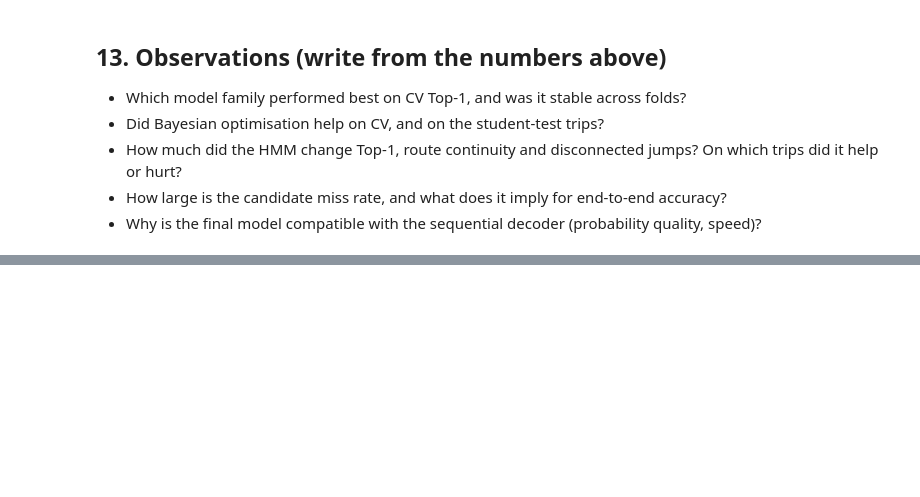
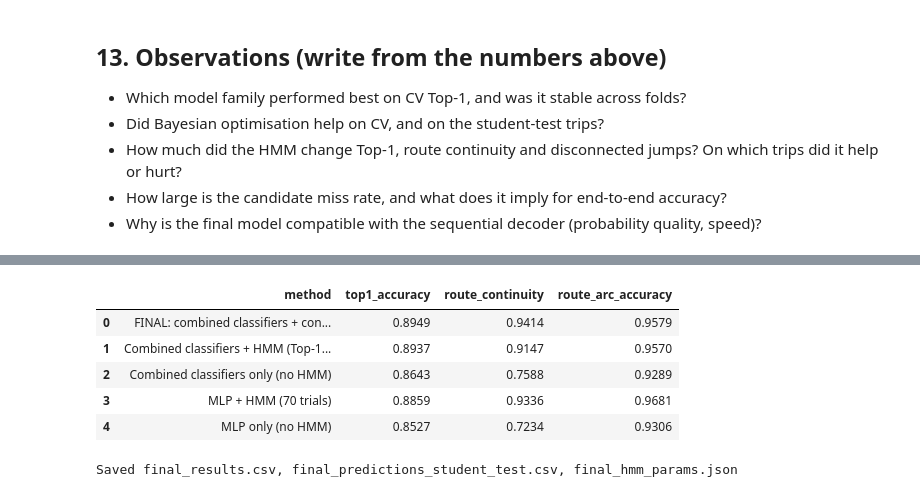
Before and after one commit to HimanshAhuja/PathSnap_A_G11, a Jupyter notebook: notebooks/PathSnap_full_pipeline.ipynb, the cells around one changed output, grey strips where cells are left out. Saved outputs shown, nothing was run; the diff lists cells and outputs as text; code cells hidden in the pictures; blank space fills up the shorter version.

```diff
--- a/notebooks/PathSnap_full_pipeline.ipynb
+++ b/notebooks/PathSnap_full_pipeline.ipynb
@@ -1017,0 +1510,13 @@ if IN_COLAB:
+# %%
+# Continuity-aware decoder choice, decided on TRAINING trips only:
+# among the HMM settings within 0.3 points of the best training Top-1, pick the one with the highest training route continuity.
+cands = sorted([t for t in st_c.trials if t.value is not None], key=lambda t: -t.value)[:12]
+best_v = cands[0].value; rows = []
+for t in cands:
+    if t.value >= best_v - 0.003:
+        ch = decode(ts_all, t.params); rows.append((route_continuity(ch, "train"), t.value, t.params))
+rows.sort(key=lambda r: (-r[0], -r[1])); cont_tr, top1_tr, hp_cont = rows[0]
+print(f"Chosen on training trips: continuity {cont_tr:.4f}, Top-1 {top1_tr:.4f} (best training Top-1 {best_v:.4f})")
+cont_hmm = decode(prepare_trips(test, p_c, "test"), hp_cont)
+print(f"Student-test -> Top-1 {cont_hmm[TARGET].mean():.4f} | route continuity {route_continuity(cont_hmm, 'test'):.4f} | "
+      f"on-route {np.mean([a in route_sets[t] for t, a in zip(cont_hmm.trip_id, cont_hmm.candidate_arc_id)]):.4f}")
@@ -1017,0 +1569,16 @@ if IN_COLAB:
+# %%
+# HMM on top of MLP: (a) best-Top-1 settings, (b) 40 extra tuning trials, all tuned on TRAINING trips only
+def report(name, pick):
+    return {"method": name, "top1_accuracy": pick[TARGET].mean(), "route_continuity": route_continuity(pick, "test"),
+            "route_arc_accuracy": np.mean([a in route_sets[t] for t, a in zip(pick.trip_id, pick.candidate_arc_id)])}
+
+ts_test_m = prepare_trips(test, p_m, "test")
+rows = [report("MLP + HMM (continuity-aware, previous)", mlp_hmm),
+        report("MLP + HMM (best training Top-1)", decode(ts_test_m, st_m.best_params))]
+
+st_m.optimize(lambda t: decode(ts_m, space(t))[TARGET].mean(), n_trials=40,
+              callbacks=[lambda s, t: print(f"  trial {t.number:2d}: train top1={t.value:.4f}", flush=True)])
+rows.append(report("MLP + HMM (70 trials, best training Top-1)", decode(ts_test_m, st_m.best_params)))
+
+res_m2 = pd.DataFrame(rows); display(res_m2.round(4))
+res_m2.to_csv(os.path.join(OUT_DIR, "mlp_hmm_variants.csv"), index=False)
@@ -1017,0 +1607,24 @@ if IN_COLAB:
+# %%
+import json
+final_rows = [
+    report("FINAL: combined classifiers + continuity-aware HMM", cont_hmm),
+    report("Combined classifiers + HMM (Top-1 tuned)", combo_hmm),
+    report("Combined classifiers only (no HMM)", top1_choice(test, p_c)),
+    report("MLP + HMM (70 trials)", decode(ts_test_m, st_m.best_params)),
+    report("MLP only (no HMM)", mlp_clf),
+]
+final_df = pd.DataFrame(final_rows)
+display(final_df.round(4))
+final_df.to_csv(os.path.join(OUT_DIR, "final_results.csv"), index=False)
+cont_hmm.to_csv(os.path.join(OUT_DIR, "final_predictions_student_test.csv"), index=False)
+with open(os.path.join(OUT_DIR, "final_hmm_params.json"), "w") as f:
+    json.dump(hp_cont, f, indent=2, default=float)
+print("Saved final_results.csv, final_predictions_student_test.csv, final_hmm_params.json")
+# %% [output]
+|  | method | top1_accuracy | route_continuity | route_arc_accuracy |
+| 0 | FINAL: combined classifiers + con... | 0.8949 | 0.9414 | 0.9579 |
+| 1 | Combined classifiers + HMM (Top-1... | 0.8937 | 0.9147 | 0.9570 |
+| 2 | Combined classifiers only (no HMM) | 0.8643 | 0.7588 | 0.9289 |
+| 3 | MLP + HMM (70 trials) | 0.8859 | 0.9336 | 0.9681 |
+| 4 | MLP only (no HMM) | 0.8527 | 0.7234 | 0.9306 |
+Saved final_results.csv, final_predictions_student_test.csv, final_hmm_params.json
```
Also changed, not shown: parts of 28 cells of this notebook.
